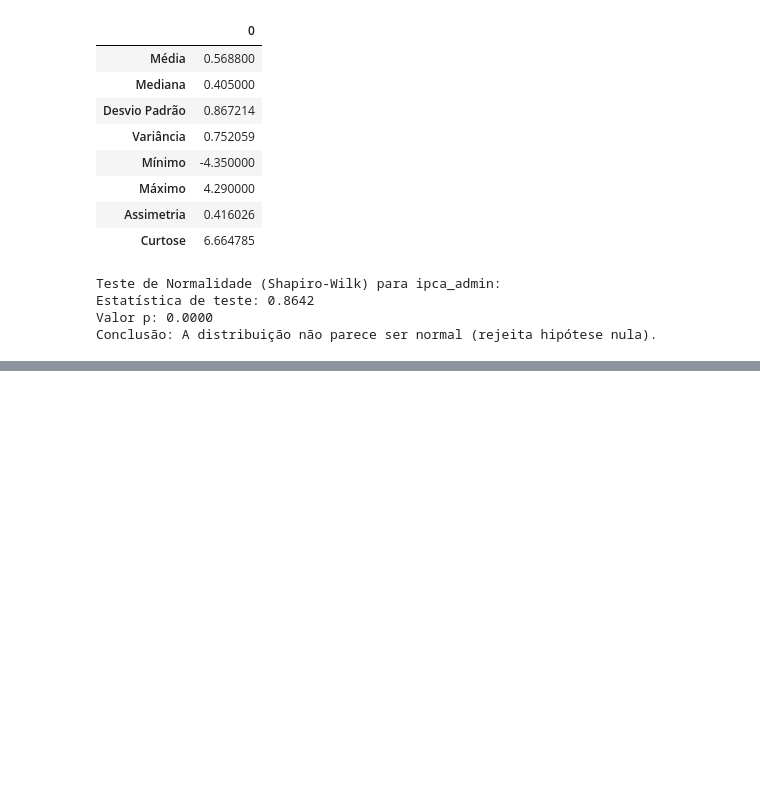
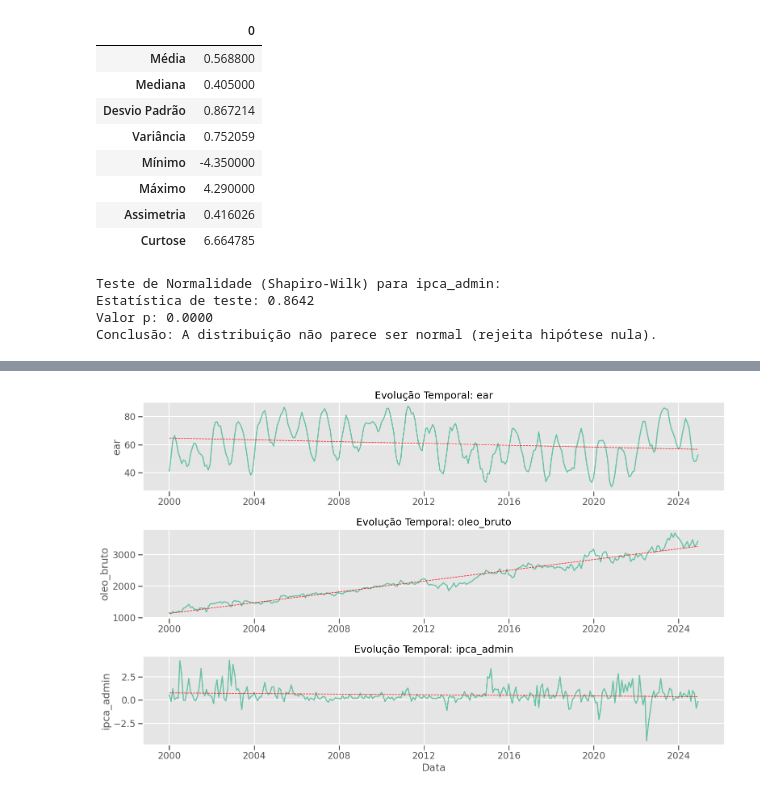
Before and after one commit to DPH38/DataScienceProject-, a Jupyter notebook: analise.ipynb, the cells around one changed output, grey strips where cells are left out. Saved outputs shown, nothing was run; the diff lists cells and outputs as text; code cells hidden in the pictures; blank space fills up the shorter version.

Commit message:
inserindo analise temporal de sazonalidade e correlacao

```diff
--- a/analise.ipynb
+++ b/analise.ipynb
@@ -232,0 +250,21 @@ Conclusão: A distribuição não parece ser normal (rejeita hipótese nula).
+# %%
+# 1. Visualização individual de cada variável ao longo do tempo
+plt.figure(figsize=(16, 10))
+
+for i, column in enumerate(numeric_columns):
+    plt.subplot(len(numeric_columns), 1, i+1)
+    plt.plot(df_ts.index, df_ts[column], linewidth=2)
+    plt.title(f'Evolução Temporal: {column}')
+    plt.ylabel(column)
+    plt.grid(True)
+
+    # Adicionar linha de tendência
+    z = np.polyfit(range(len(df_ts.index)), df_ts[column].values, 1)
+    p = np.poly1d(z)
+    plt.plot(df_ts.index, p(range(len(df_ts.index))), "r--", linewidth=1)
+
+plt.xlabel('Data')
+plt.tight_layout()
+plt.show()
+# %% [output]
+[figure, added]
```
Also changed, not shown: parts of 9 cells of this notebook.
